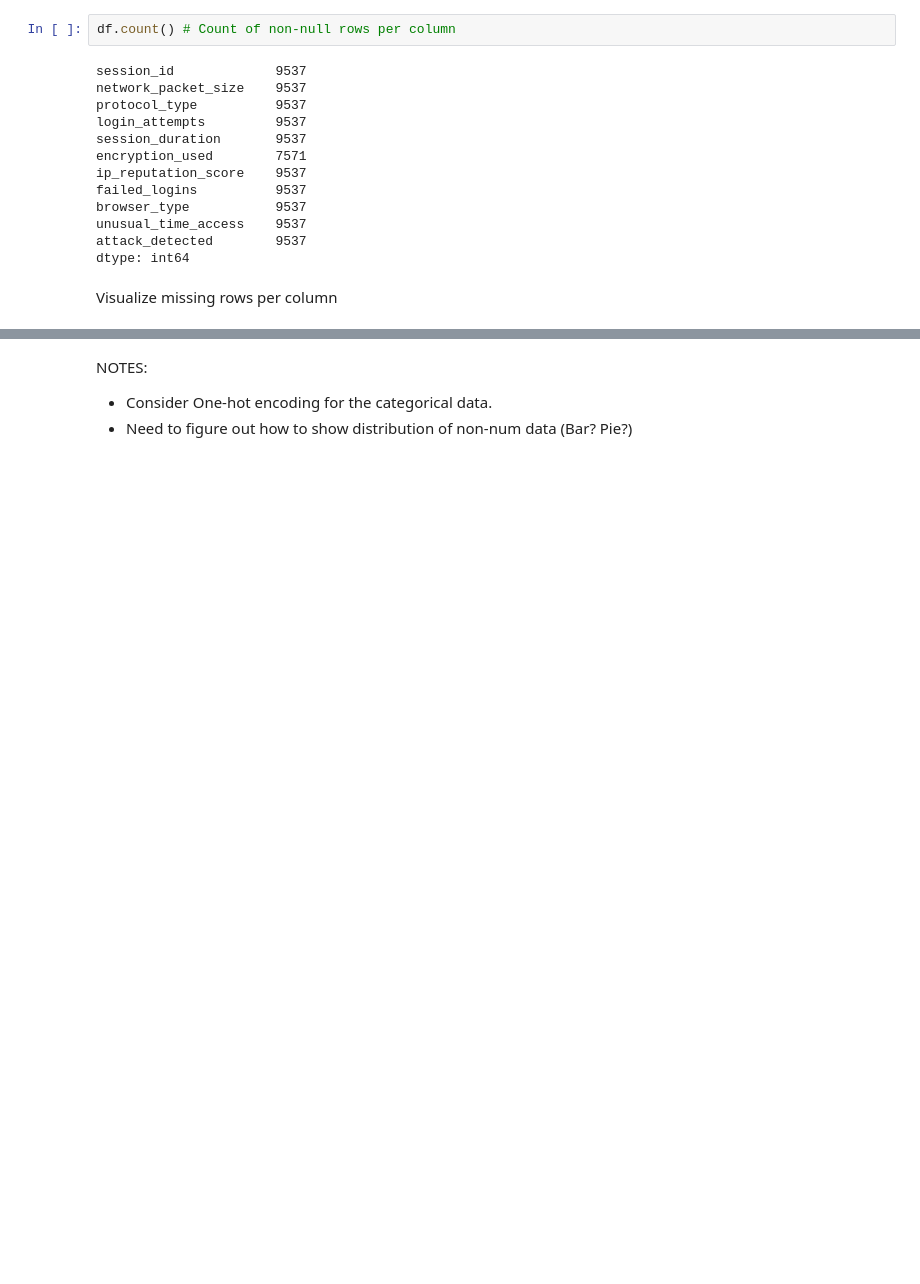
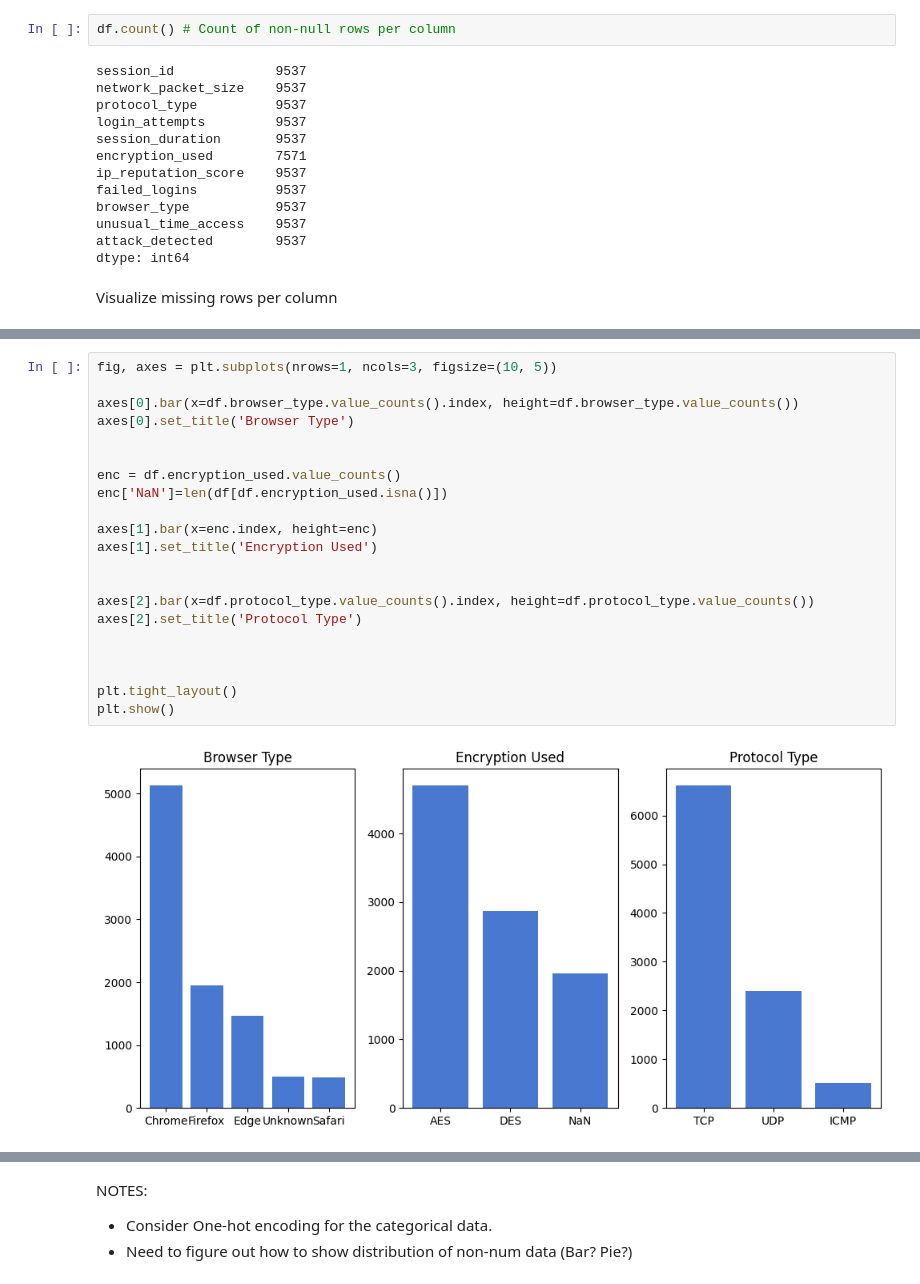
Before and after one commit to EddieSadat/cybsec, a Jupyter notebook: main.ipynb, the cells around one changed output, grey strips where cells are left out. Drawn from its saved outputs; the diff is of its cells as text; blank space fills up the shorter version.

```diff
--- a/main.ipynb
+++ b/main.ipynb
@@ -82,0 +101,23 @@ KeyError: "None of [Index(['browser_type'], dtype='object')] are in the [columns
+# %%
+fig, axes = plt.subplots(nrows=1, ncols=3, figsize=(10, 5))
+
+axes[0].bar(x=df.browser_type.value_counts().index, height=df.browser_type.value_counts())
+axes[0].set_title('Browser Type')
+
+
+enc = df.encryption_used.value_counts()
+enc['NaN']=len(df[df.encryption_used.isna()])
+
+axes[1].bar(x=enc.index, height=enc)
+axes[1].set_title('Encryption Used')
+
+
+axes[2].bar(x=df.protocol_type.value_counts().index, height=df.protocol_type.value_counts())
+axes[2].set_title('Protocol Type')
+
+
+
+plt.tight_layout()
+plt.show()
+# %% [output]
+[figure, added]
```
Also changed, not shown: parts of 9 cells of this notebook.
